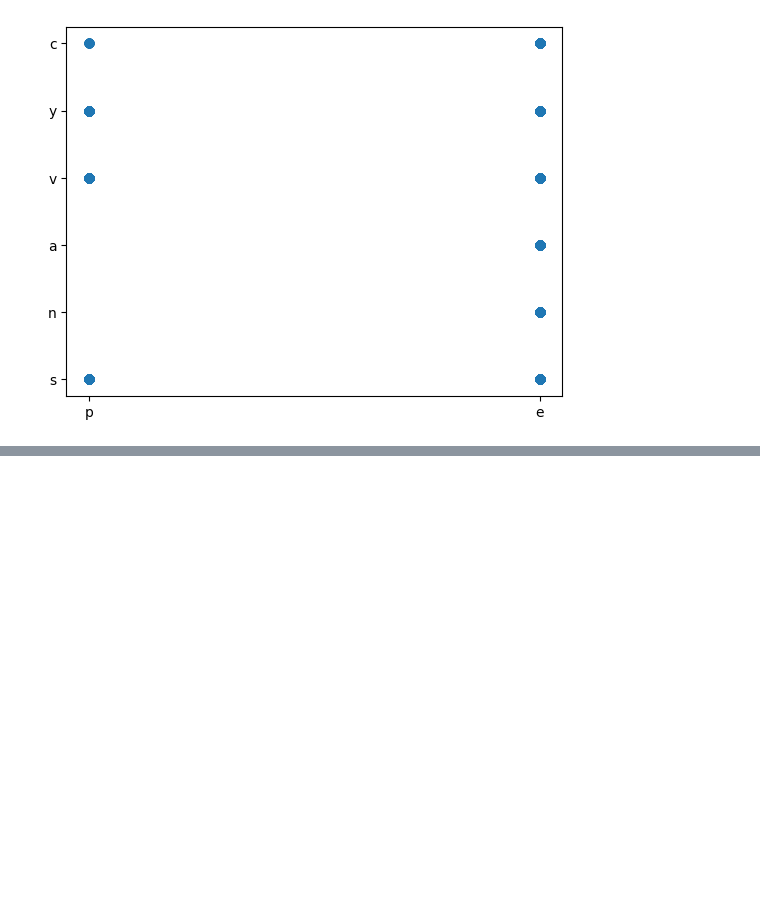
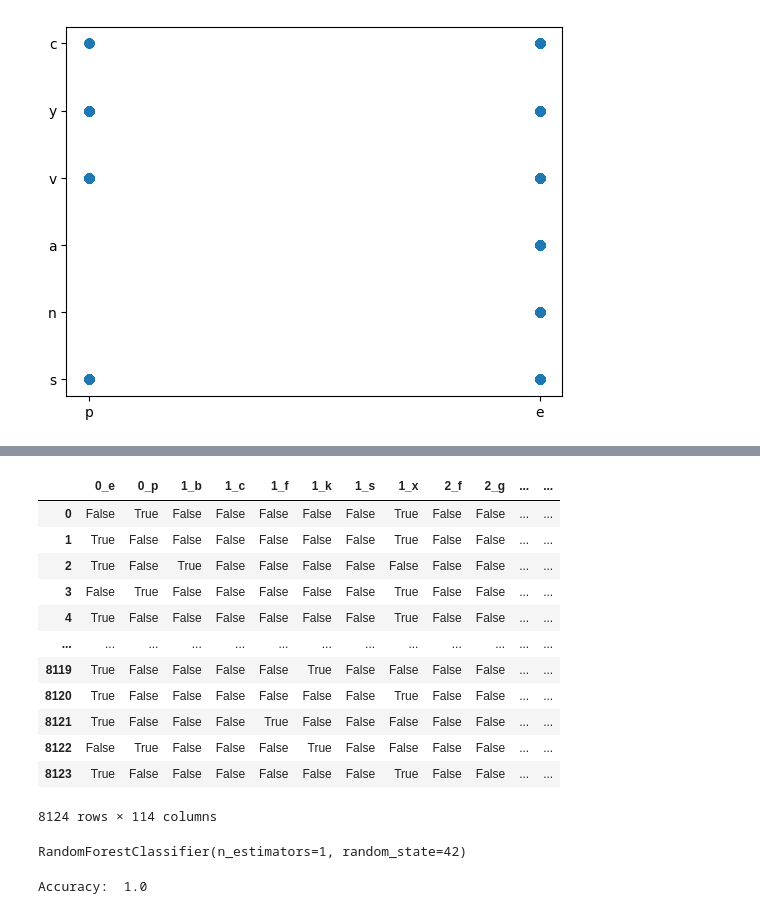
Before and after one commit to SoumyaBhaiya/my-practice, a Jupyter notebook: MushroomDataPred.ipynb, the cells around one changed output, grey strips where cells are left out. Saved outputs shown, nothing was run; the diff lists cells and outputs as text; code cells hidden in the pictures; blank space fills up the shorter version.

Commit message:
need to fix the code cause i am getting an accuracy of 1 with Random Forset T_T

```diff
--- a/MushroomDataPred.ipynb
+++ b/MushroomDataPred.ipynb
@@ -61,0 +82,18 @@ plt.show()
+# %%
+df_encoded = pd.get_dummies(cleaned_dataset, drop_first=False)
+# %%
+df_encoded
+# %% [output]
+|  | 0_e | 0_p | 1_b | 1_c | 1_f | 1_k | 1_s | 1_x | 2_f | 2_g | ... | ... |
+| 0 | False | True | False | False | False | False | False | True | False | False | ... | ... |
+| 1 | True | False | False | False | False | False | False | True | False | False | ... | ... |
+| 2 | True | False | True | False | False | False | False | False | False | False | ... | ... |
+| 3 | False | True | False | False | False | False | False | True | False | False | ... | ... |
+| 4 | True | False | False | False | False | False | False | True | False | False | ... | ... |
+| ... | ... | ... | ... | ... | ... | ... | ... | ... | ... | ... | ... | ... |
+| 8119 | True | False | False | False | False | True | False | False | False | False | ... | ... |
+| 8120 | True | False | False | False | False | False | False | True | False | False | ... | ... |
+| 8121 | True | False | False | False | True | False | False | False | False | False | ... | ... |
+| 8122 | False | True | False | False | False | True | False | False | False | False | ... | ... |
+| 8123 | True | False | False | False | False | False | False | True | False | False | ... | ... |
+8124 rows × 114 columns
@@ -61,0 +110,12 @@ plt.show()
+# %%
+model = RandomForestClassifier(n_estimators=1, random_state=42)
+model.fit(X_train, y_train)
+# %% [output]
+RandomForestClassifier(n_estimators=1, random_state=42)
+# %%
+y_pred = model.predict(X_test)
+accuracy = accuracy_score(y_test, y_pred)
+
+print("Accuracy: ", accuracy)
+# %% [output]
+Accuracy:  1.0
```
Also changed, not shown: parts of 3 cells of this notebook.
